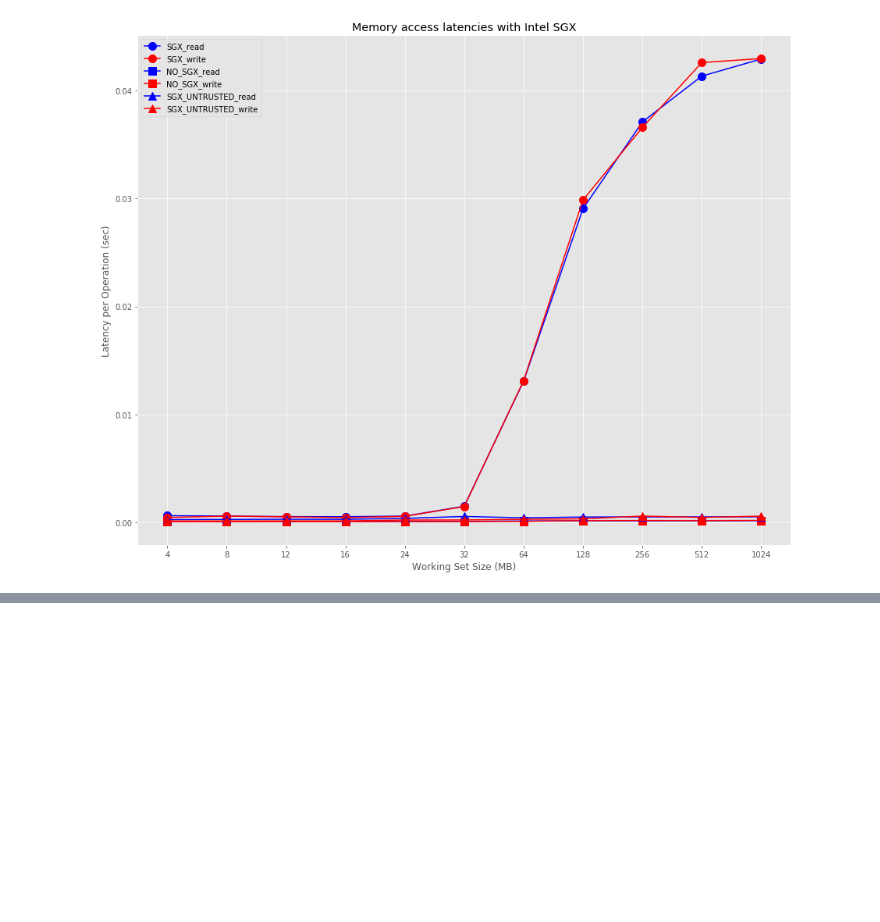
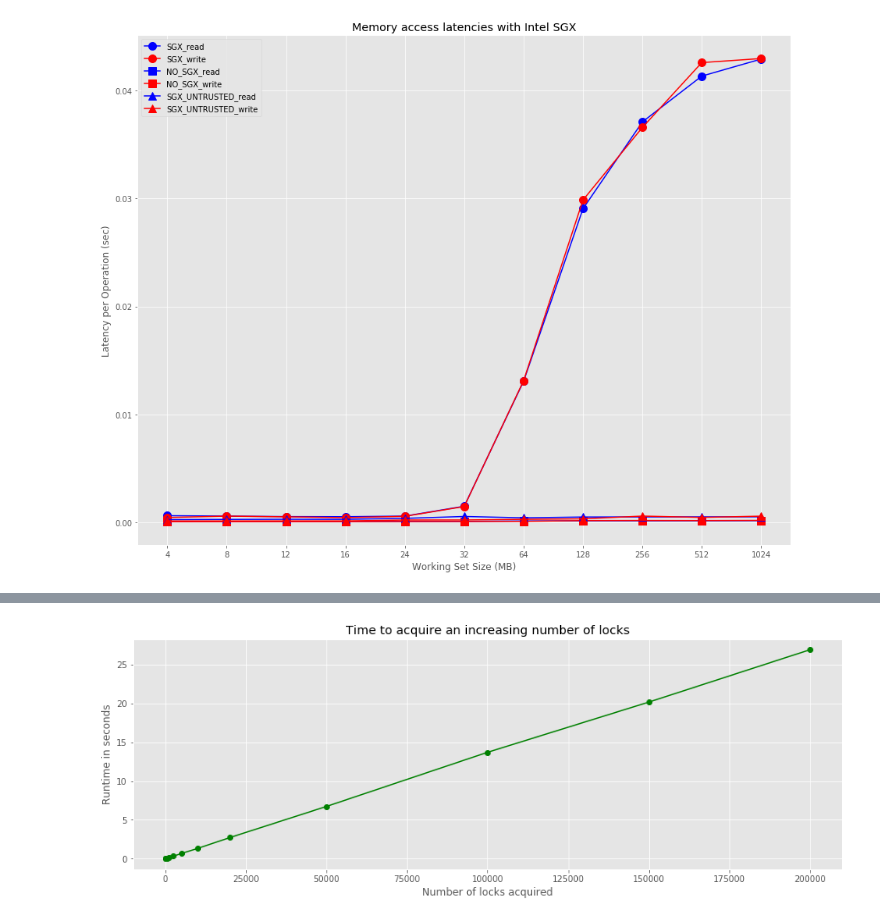
Before and after one commit to shangsuru/verifiable-lockmanager, a Jupyter notebook: benchmark/evaluation/evaluation.ipynb, the cells around one changed output, grey strips where cells are left out. Saved outputs shown, nothing was run; the diff lists cells and outputs as text; code cells hidden in the pictures; blank space fills up the shorter version.

Commit message:
TDBT-231 Add evaluation for insecure with multiple clients

```diff
--- a/benchmark/evaluation/evaluation.ipynb
+++ b/benchmark/evaluation/evaluation.ipynb
@@ -321,3 +321,7 @@ plt.ylabel("Latency per Operation (sec)")
 plt.show()
 # %% [output]
 [figure]
+# %%
+insecure_simplev2 = pd.read_csv("insecure_simplev2.csv")
+
+insecure_simplev2
@@ -323,0 +342,20 @@ plt.show()
+# %%
+averagesSimpleV2 = []
+for n in numLocks:
+  sum = 0
+  count = 0
+  for locks, duration in zip(insecure_simplev2["locks"], insecure_simplev2["nanoseconds"]):
+    if locks == n:
+      count += 1
+      sum += duration
+  averagesSimpleV2.append((sum/count) / 10 ** 9); # average, from nanoseconds to seconds
+
+fig = plt.figure(figsize=(15, 5))
+ax = fig.add_subplot(111)
+ax.plot(numLocks, averagesSimpleV2, "go-")
+plt.title("Time to acquire an increasing number of locks")
+plt.xlabel("Number of locks acquired")
+plt.ylabel("Runtime in seconds")
+plt.show()
+# %% [output]
+[figure, added]
```
Also changed, not shown: parts of 3 cells of this notebook, 1 other file.
